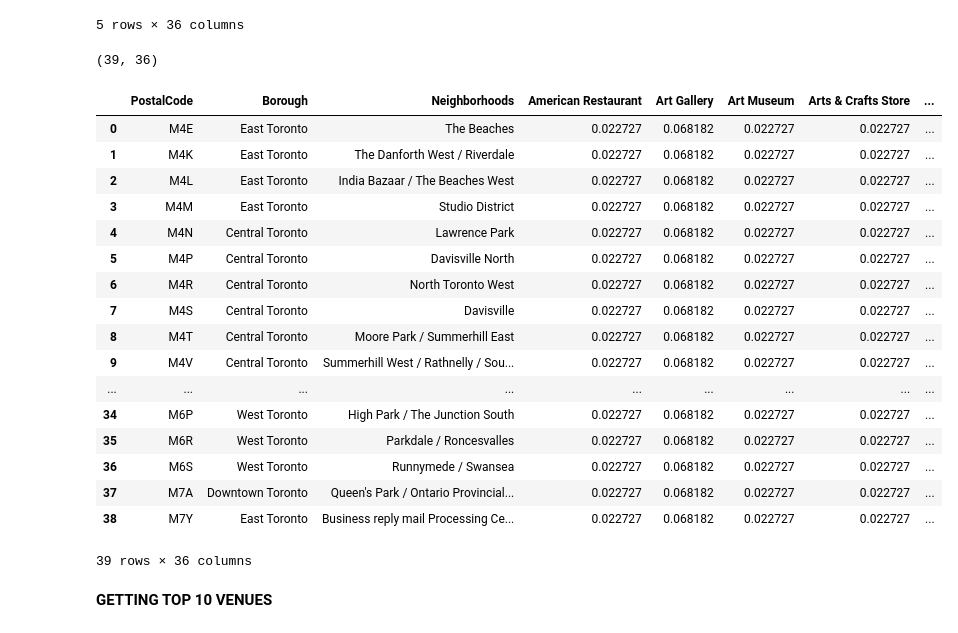
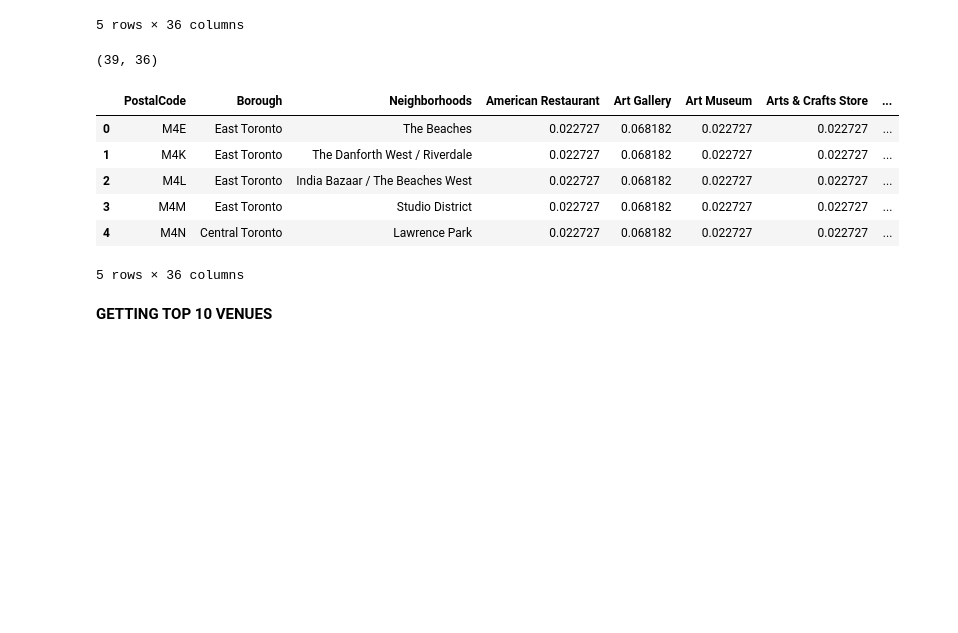
Before and after one commit to yukti-25/coursera_capstone_project, a Jupyter notebook: Segmenting n Clustering Neighborhoods in Toronto 3.ipynb, the cells around one changed output. Saved outputs shown, nothing was run; the diff lists cells and outputs as text; code cells hidden in the pictures; blank space fills up the shorter version.

```diff
--- a/Segmenting n Clustering Neighborhoods in Toronto 3.ipynb
+++ b/Segmenting n Clustering Neighborhoods in Toronto 3.ipynb
@@ -284,28 +284,17 @@ toronto_onehot.head()
 # %%
 toronto_grouped = toronto_onehot.groupby(["PostalCode", "Borough", "Neighborhoods"]).mean().reset_index()
 
 print(toronto_grouped.shape)
-toronto_grouped
+toronto_grouped.head()
 # %% [output]
 (39, 36)
 |  | PostalCode | Borough | Neighborhoods | American Restaurant | Art Gallery | Art Museum | Arts & Crafts Store | ... |
 | 0 | M4E | East Toronto | The Beaches | 0.022727 | 0.068182 | 0.022727 | 0.022727 | ... |
 | 1 | M4K | East Toronto | The Danforth West / Riverdale | 0.022727 | 0.068182 | 0.022727 | 0.022727 | ... |
 | 2 | M4L | East Toronto | India Bazaar / The Beaches West | 0.022727 | 0.068182 | 0.022727 | 0.022727 | ... |
 | 3 | M4M | East Toronto | Studio District | 0.022727 | 0.068182 | 0.022727 | 0.022727 | ... |
 | 4 | M4N | Central Toronto | Lawrence Park | 0.022727 | 0.068182 | 0.022727 | 0.022727 | ... |
-| 5 | M4P | Central Toronto | Davisville North | 0.022727 | 0.068182 | 0.022727 | 0.022727 | ... |
-| 6 | M4R | Central Toronto | North Toronto West | 0.022727 | 0.068182 | 0.022727 | 0.022727 | ... |
-| 7 | M4S | Central Toronto | Davisville | 0.022727 | 0.068182 | 0.022727 | 0.022727 | ... |
-| 8 | M4T | Central Toronto | Moore Park / Summerhill East | 0.022727 | 0.068182 | 0.022727 | 0.022727 | ... |
-| 9 | M4V | Central Toronto | Summerhill West / Rathnelly / Sou... | 0.022727 | 0.068182 | 0.022727 | 0.022727 | ... |
-| ... | ... | ... | ... | ... | ... | ... | ... | ... |
-| 34 | M6P | West Toronto | High Park / The Junction South | 0.022727 | 0.068182 | 0.022727 | 0.022727 | ... |
-| 35 | M6R | West Toronto | Parkdale / Roncesvalles | 0.022727 | 0.068182 | 0.022727 | 0.022727 | ... |
-| 36 | M6S | West Toronto | Runnymede / Swansea | 0.022727 | 0.068182 | 0.022727 | 0.022727 | ... |
-| 37 | M7A | Downtown Toronto | Queen's Park / Ontario Provincial... | 0.022727 | 0.068182 | 0.022727 | 0.022727 | ... |
-| 38 | M7Y | East Toronto | Business reply mail Processing Ce... | 0.022727 | 0.068182 | 0.022727 | 0.022727 | ... |
-39 rows × 36 columns
+5 rows × 36 columns
 # %% [markdown]
 **GETTING TOP 10 VENUES**
 # %%
```
